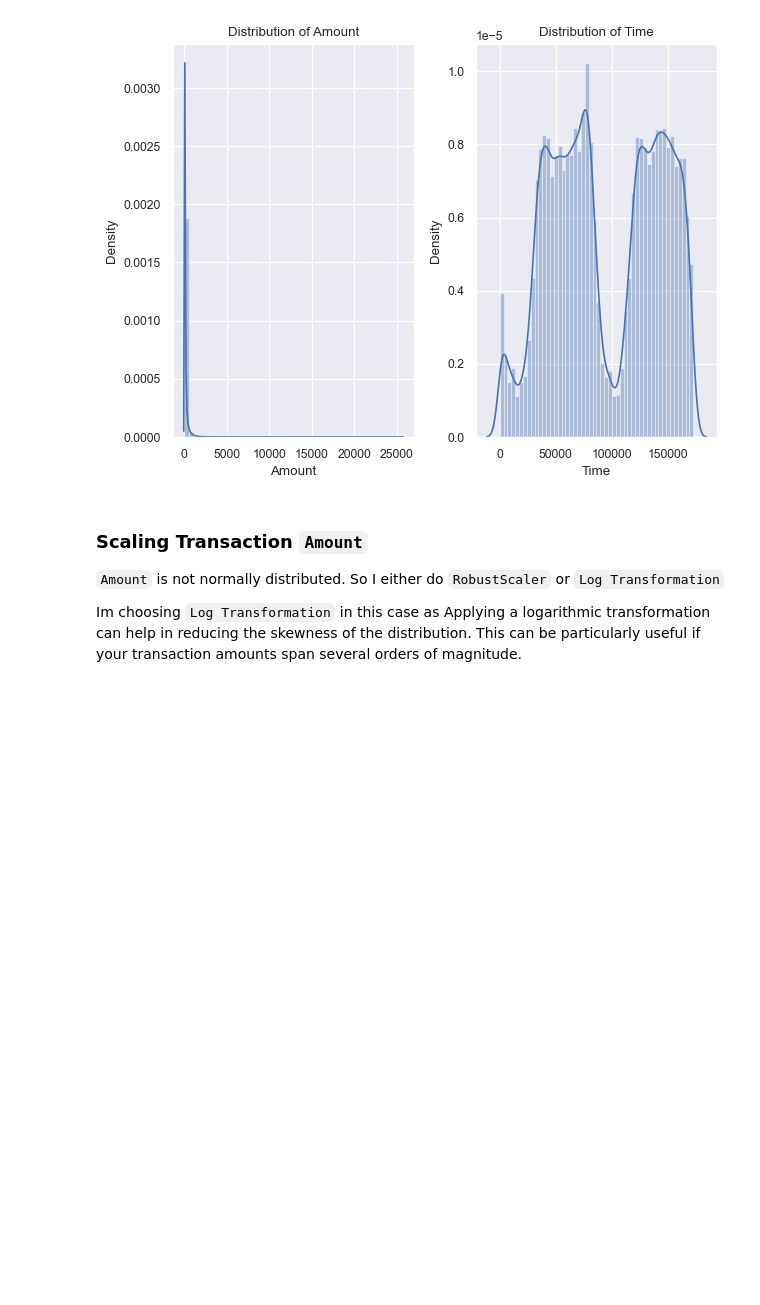
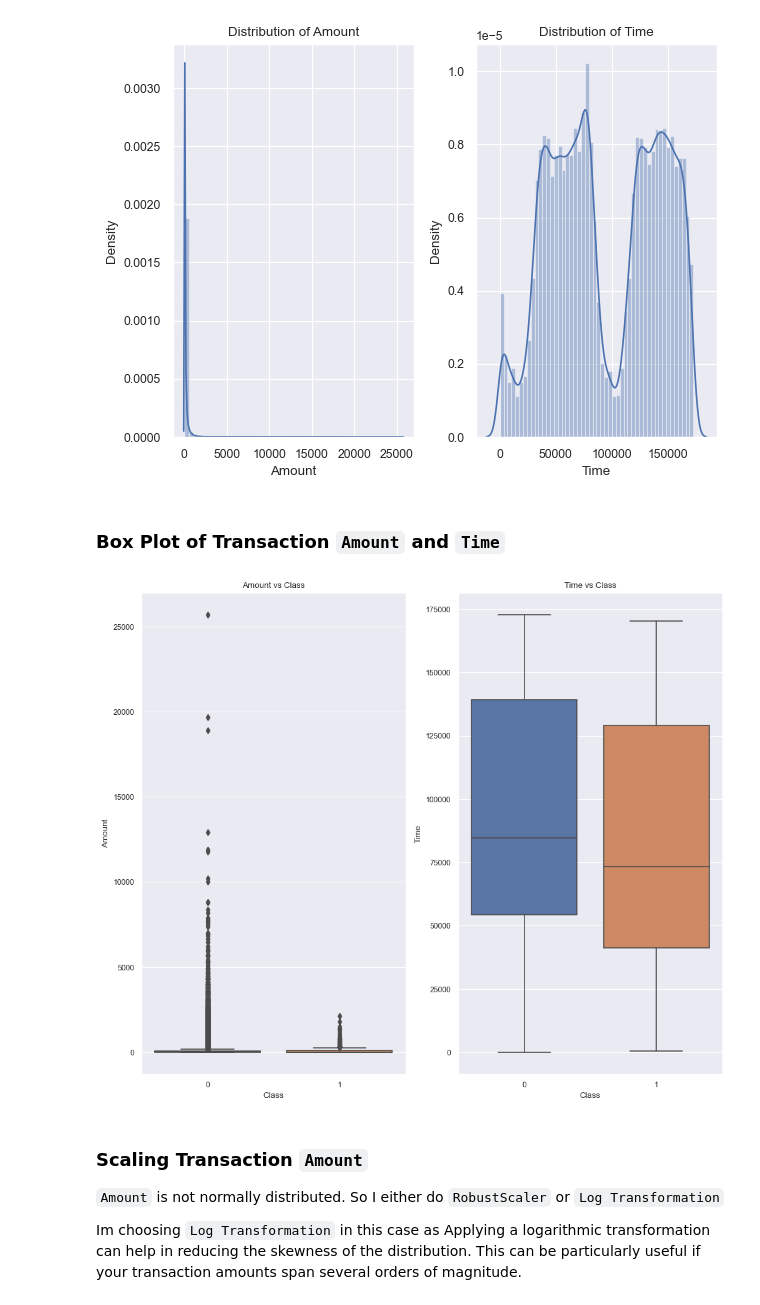
Before and after one commit to yvonnevydao/Credit_Fraud_Detection, a Jupyter notebook: credit_fraud_detection.ipynb, the cells around one changed output. Drawn from its saved outputs; the diff is of its cells as text; code cells hidden in the pictures; blank space fills up the shorter version.

```diff
--- a/credit_fraud_detection.ipynb
+++ b/credit_fraud_detection.ipynb
@@ -202,6 +204,19 @@ https://gist.github.com/mwaskom/de44147ed2974457ad6372750bbe5751
 
   sns.distplot(df['Time'], ax=axes[1])
 [figure]
+# %% [markdown]
+### Box Plot of  Transaction `Amount` and `Time`
+# %%
+# Create a figure with 1 row and 2 columns
+fig, axes = plt.subplots(1, 2, figsize=(12, 10))
+## Boxplot of 'Amount' vs 'Class'
+sns.boxplot(data=df, x='Class', y='Amount', ax=axes[0])
+axes[0].set_title('Amount vs Class');
+## Boxplot of 'Time' vs 'Class'
+sns.boxplot(data=df, x='Class', y='Time', ax=axes[1])
+axes[1].set_title('Time vs Class');
+# %% [output]
+[figure, added]
 # %% [markdown]
 ### Scaling Transaction `Amount`
 `Amount` is not normally distributed. So I either do `RobustScaler` or `Log Transformation`
```
Also changed, not shown: parts of 25 cells of this notebook.
